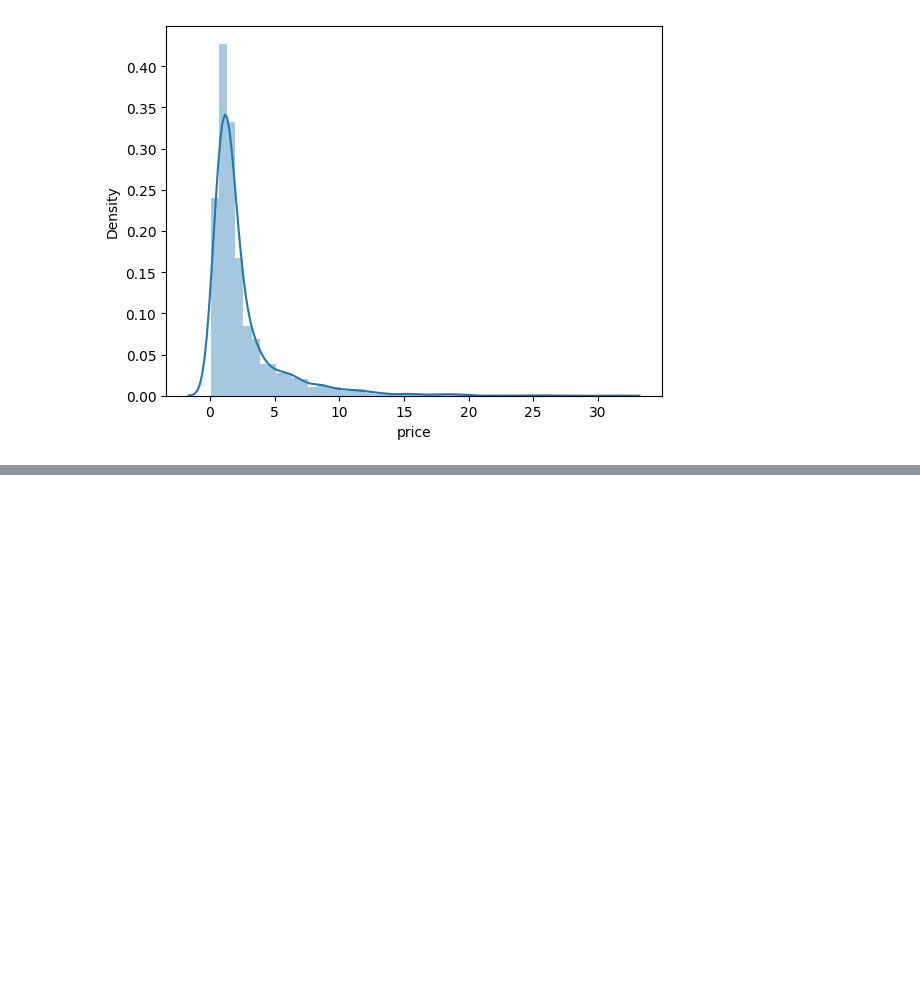
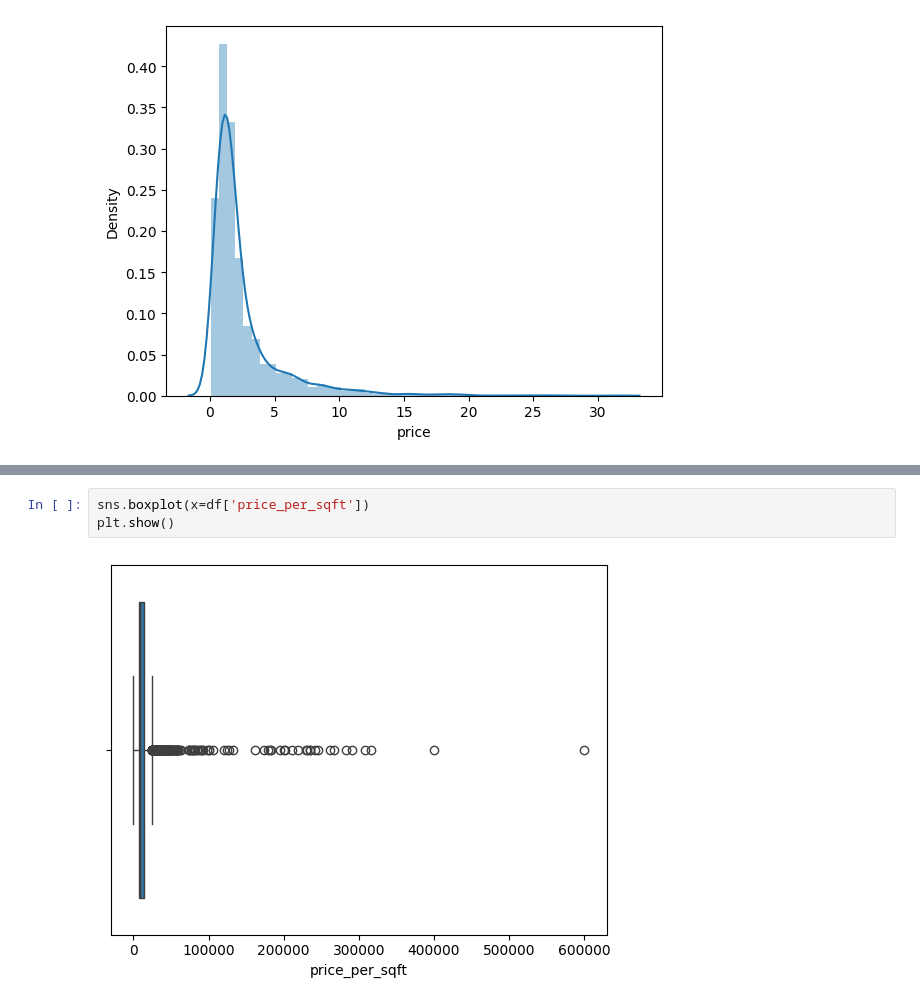
Before and after one commit to Apurba1903/Machine_Learning_Based_Real_Estate_System, a Jupyter notebook: EDA/outlier-treatment.ipynb, the cells around one changed output, grey strips where cells are left out. Cells and saved outputs as stored; diff of their text form; blank space fills up the shorter version.

```diff
--- a/EDA/outlier-treatment.ipynb
+++ b/EDA/outlier-treatment.ipynb
@@ -45,0 +120,5 @@ https://gist.github.com/mwaskom/de44147ed2974457ad6372750bbe5751
+# %%
+sns.boxplot(x=df['price_per_sqft'])
+plt.show()
+# %% [output]
+[figure, added]
```
Also changed, not shown: parts of 34 cells of this notebook.
